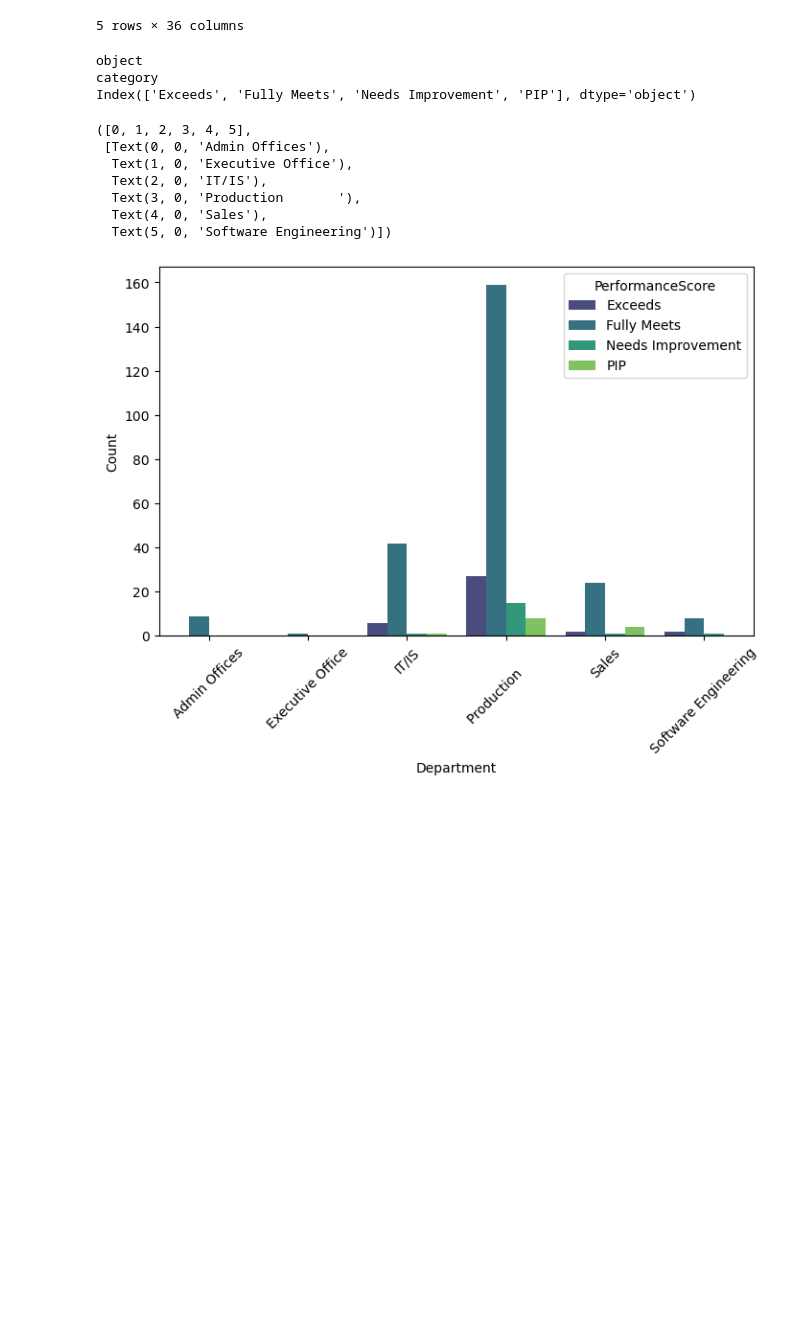
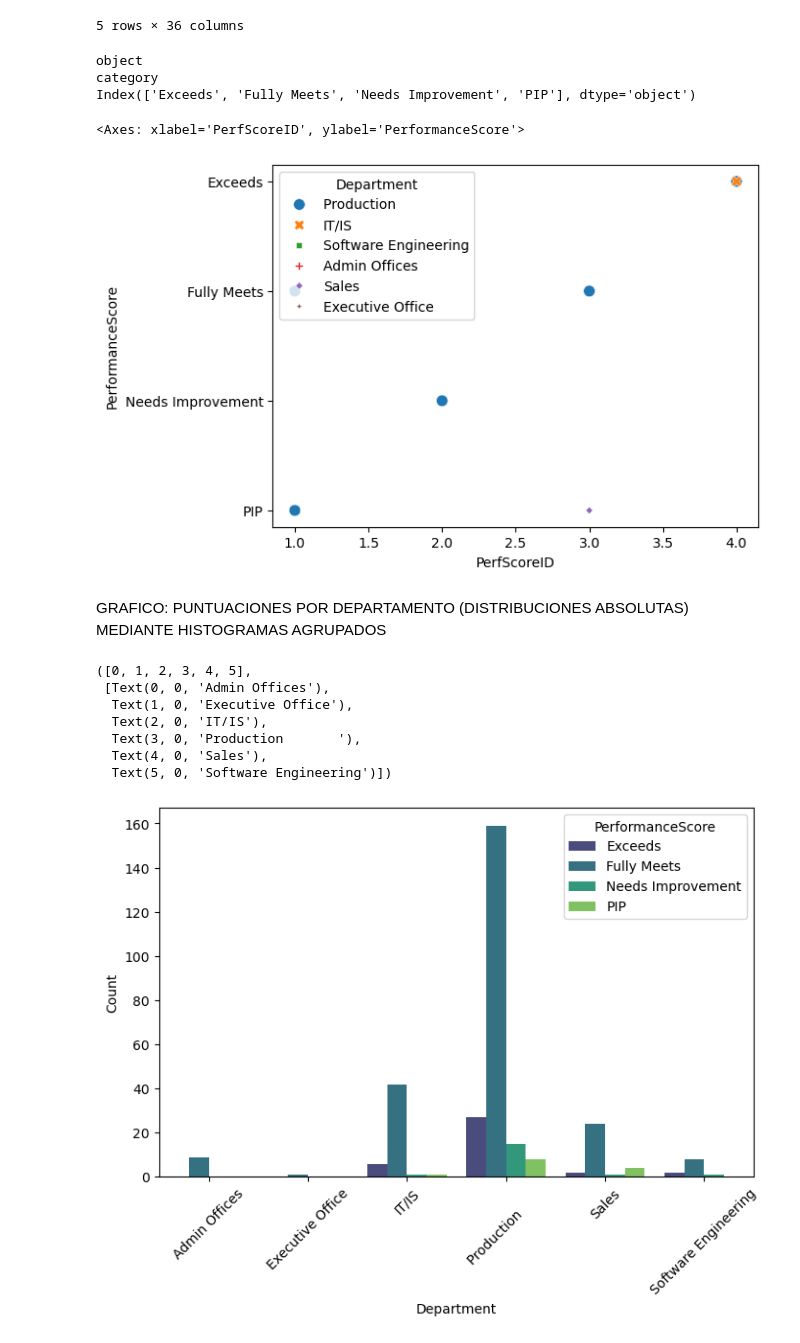
Before and after one commit to Mrivasesade/HR_Hackaton, a Jupyter notebook: HRAnalytics_Hackaton.ipynb, the cells around one changed output. Saved outputs shown, nothing was run; the diff lists cells and outputs as text; code cells hidden in the pictures; blank space fills up the shorter version.

```diff
--- a/HRAnalytics_Hackaton.ipynb
+++ b/HRAnalytics_Hackaton.ipynb
@@ -245,6 +245,15 @@ print(df["PerformanceScore"].cat.categories) # check order categorical variable
 object
 category
 Index(['Exceeds', 'Fully Meets', 'Needs Improvement', 'PIP'], dtype='object')
+# %%
+# compobacion que el PerfScoreID es lo mismo que PerformanceScore
+df_idscoresbymanager = df.groupby(['ManagerName', 'PerfScoreID']).size().reset_index(name='Count')
+sns.scatterplot(data=df, x="PerfScoreID", y="PerformanceScore", hue="Department", style="Department", size="Department")
+# %% [output]
+<Axes: xlabel='PerfScoreID', ylabel='PerformanceScore'>
+[figure, added]
+# %% [markdown]
+GRAFICO: PUNTUACIONES POR DEPARTAMENTO (DISTRIBUCIONES ABSOLUTAS) MEDIANTE HISTOGRAMAS AGRUPADOS
 # %%
 # prepare grouped dataframes
 df_scoresbydepartment = df.groupby(['Department', 'PerformanceScore']).size().reset_index(name='Count')
```
Also changed, not shown: parts of 9 cells of this notebook.
